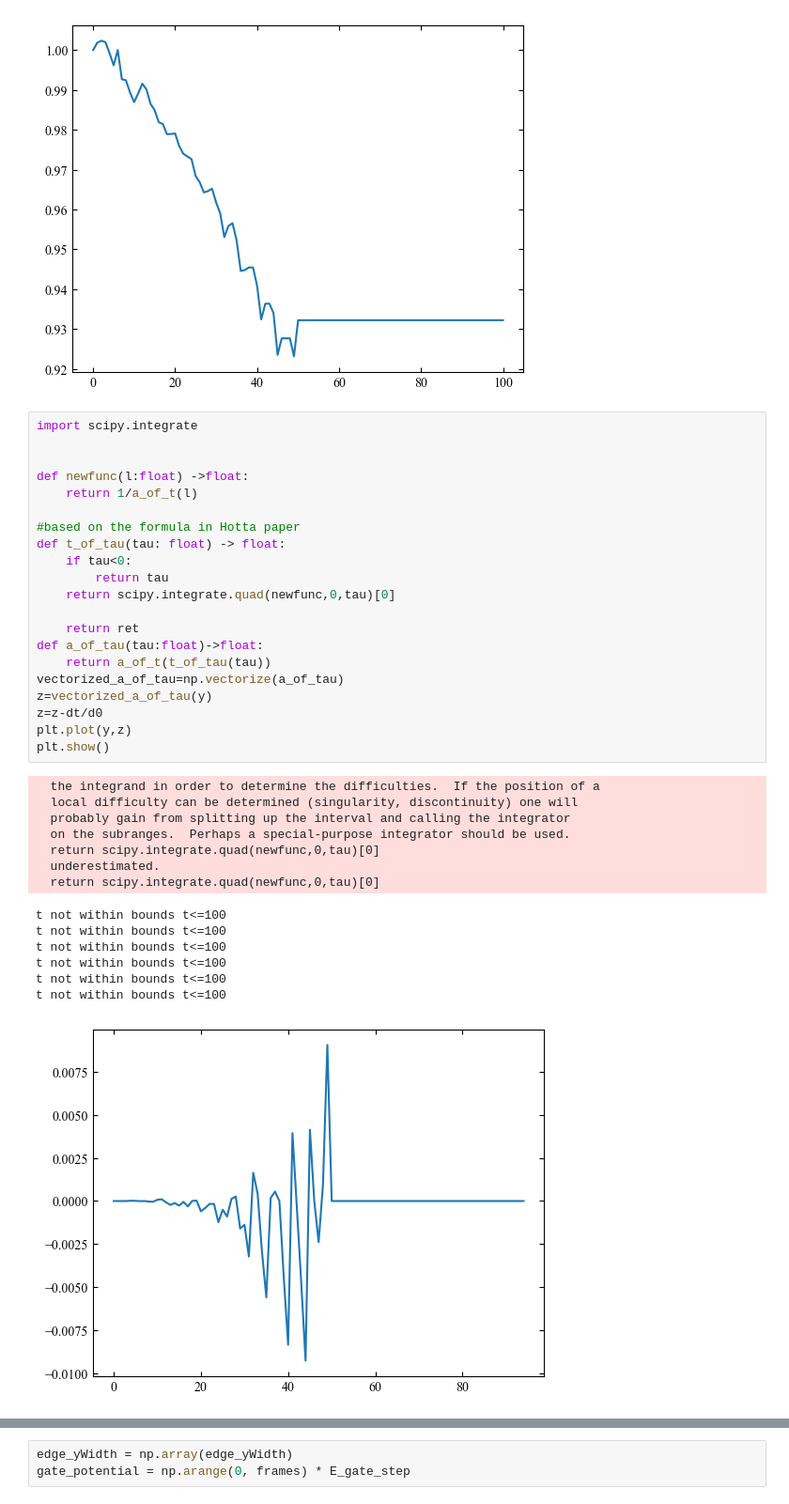
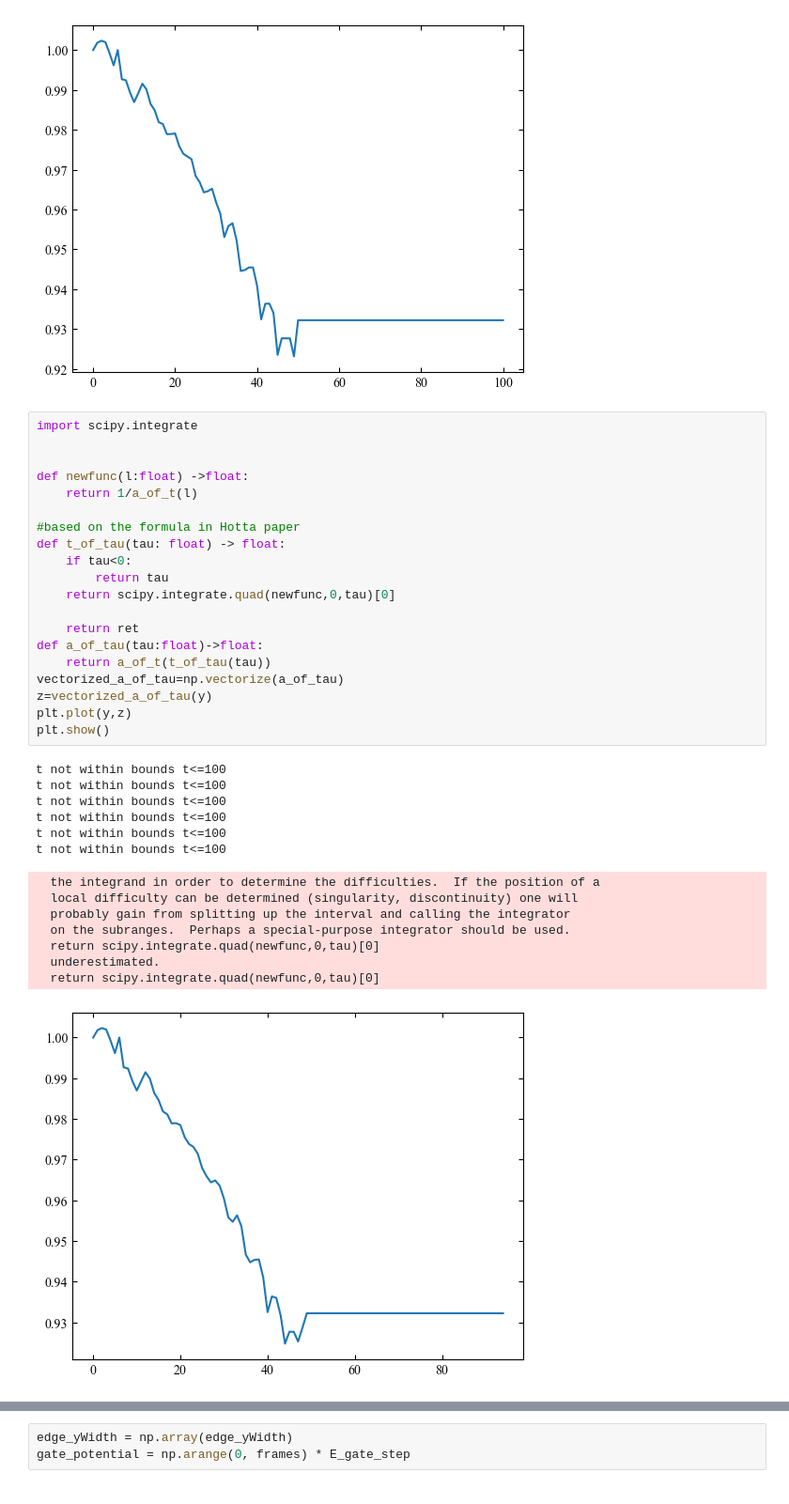
Before and after one commit to Quantum-Dynamics/edgecraft, a Jupyter notebook: PoC_copy.ipynb, the cells around one changed output, grey strips where cells are left out. Shown at 94% size. Cells and saved outputs as stored; diff of their text form.

```diff
--- a/PoC_copy.ipynb
+++ b/PoC_copy.ipynb
@@ -772,36 +772,35 @@ plt.show()
 # %%
 import scipy.integrate
 
 
 def newfunc(l:float) ->float:
     return 1/a_of_t(l)
 
 #based on the formula in Hotta paper
 def t_of_tau(tau: float) -> float:
     if tau<0:
         return tau
     return scipy.integrate.quad(newfunc,0,tau)[0]
 
     return ret
 def a_of_tau(tau:float)->float:
     return a_of_t(t_of_tau(tau))
 vectorized_a_of_tau=np.vectorize(a_of_tau)
 z=vectorized_a_of_tau(y)
-z=z-dt/d0
 plt.plot(y,z)
 plt.show()
 # %% [output]
-  the integrand in order to determine the difficulties.  If the position of a
-  local difficulty can be determined (singularity, discontinuity) one will
-  probably gain from splitting up the interval and calling the integrator
-  on the subranges.  Perhaps a special-purpose integrator should be used.
-  return scipy.integrate.quad(newfunc,0,tau)[0]
-  underestimated.
-  return scipy.integrate.quad(newfunc,0,tau)[0]
+t not within bounds t<=100
+t not within bounds t<=100
+t not within bounds t<=100
+t not within bounds t<=100
+t not within bounds t<=100
+t not within bounds t<=100
-t not within bounds t<=100
-t not within bounds t<=100
-t not within bounds t<=100
-t not within bounds t<=100
-t not within bounds t<=100
-t not within bounds t<=100
+  the integrand in order to determine the difficulties.  If the position of a
+  local difficulty can be determined (singularity, discontinuity) one will
+  probably gain from splitting up the interval and calling the integrator
+  on the subranges.  Perhaps a special-purpose integrator should be used.
+  return scipy.integrate.quad(newfunc,0,tau)[0]
+  underestimated.
+  return scipy.integrate.quad(newfunc,0,tau)[0]
-[figure, old version]
+[figure, new version]
```
Also changed, not shown: parts of 1 cell of this notebook.
